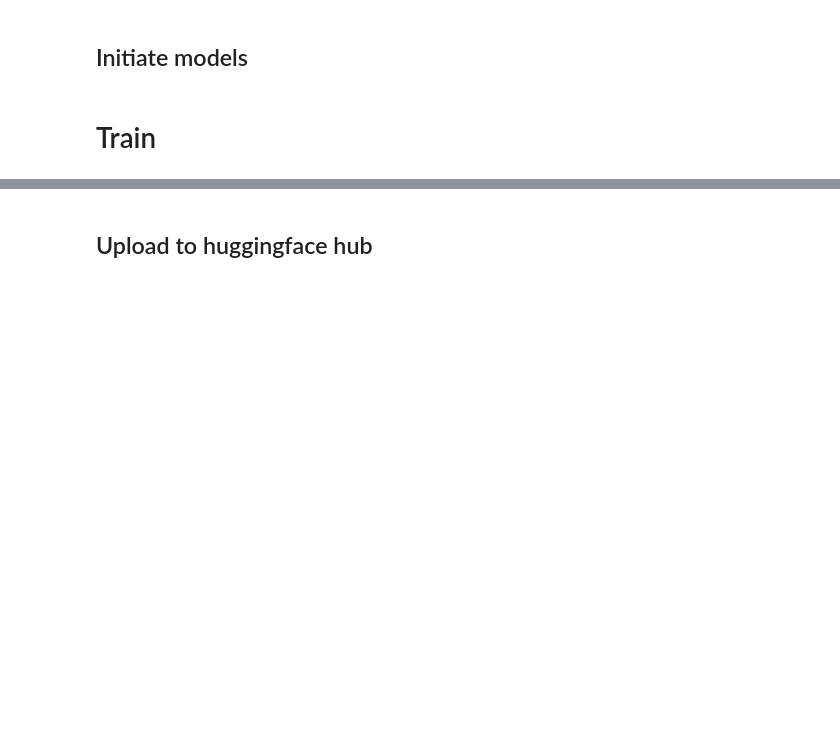
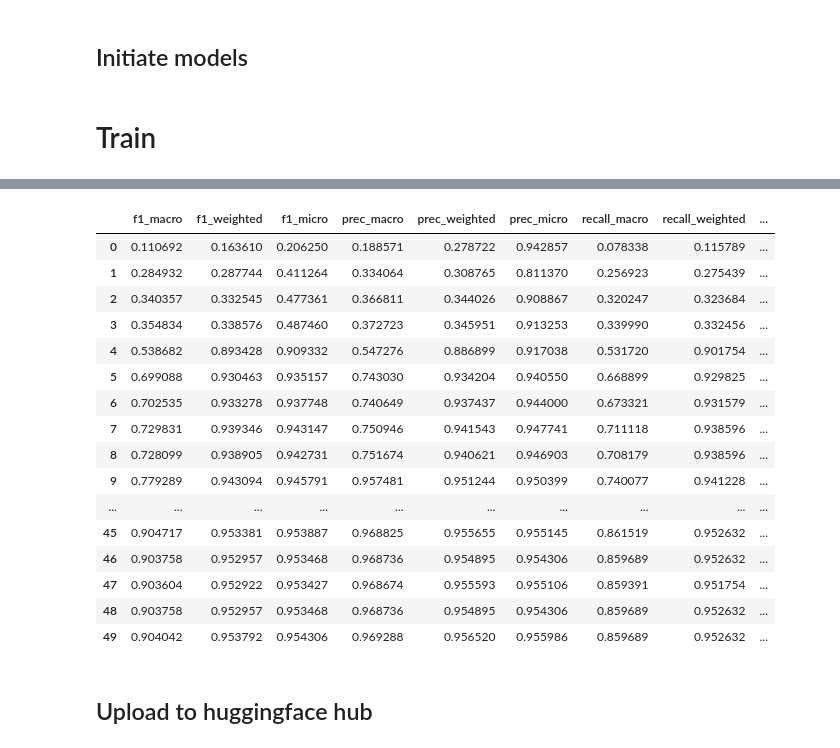
Before and after one commit to umcu/EchoLabeler, a Jupyter notebook: notebooks/Echo_project_documentClassification_biLSTM.ipynb, the cells around one changed output, grey strips where cells are left out. Saved outputs shown, nothing was run; the diff lists cells and outputs as text; code cells hidden in the pictures; blank space fills up the shorter version.

```diff
--- a/notebooks/Echo_project_documentClassification_biLSTM.ipynb
+++ b/notebooks/Echo_project_documentClassification_biLSTM.ipynb
@@ -338,2 +551,22 @@ plt.legend(loc='best')
+# %%
+ResultDict[k]['result']
+# %% [output]
+|  | f1_macro | f1_weighted | f1_micro | prec_macro | prec_weighted | prec_micro | recall_macro | recall_weighted | ... |
+| 0 | 0.110692 | 0.163610 | 0.206250 | 0.188571 | 0.278722 | 0.942857 | 0.078338 | 0.115789 | ... |
+| 1 | 0.284932 | 0.287744 | 0.411264 | 0.334064 | 0.308765 | 0.811370 | 0.256923 | 0.275439 | ... |
+| 2 | 0.340357 | 0.332545 | 0.477361 | 0.366811 | 0.344026 | 0.908867 | 0.320247 | 0.323684 | ... |
+| 3 | 0.354834 | 0.338576 | 0.487460 | 0.372723 | 0.345951 | 0.913253 | 0.339990 | 0.332456 | ... |
+| 4 | 0.538682 | 0.893428 | 0.909332 | 0.547276 | 0.886899 | 0.917038 | 0.531720 | 0.901754 | ... |
+| 5 | 0.699088 | 0.930463 | 0.935157 | 0.743030 | 0.934204 | 0.940550 | 0.668899 | 0.929825 | ... |
+| 6 | 0.702535 | 0.933278 | 0.937748 | 0.740649 | 0.937437 | 0.944000 | 0.673321 | 0.931579 | ... |
+| 7 | 0.729831 | 0.939346 | 0.943147 | 0.750946 | 0.941543 | 0.947741 | 0.711118 | 0.938596 | ... |
+| 8 | 0.728099 | 0.938905 | 0.942731 | 0.751674 | 0.940621 | 0.946903 | 0.708179 | 0.938596 | ... |
+| 9 | 0.779289 | 0.943094 | 0.945791 | 0.957481 | 0.951244 | 0.950399 | 0.740077 | 0.941228 | ... |
+| ... | ... | ... | ... | ... | ... | ... | ... | ... | ... |
+| 45 | 0.904717 | 0.953381 | 0.953887 | 0.968825 | 0.955655 | 0.955145 | 0.861519 | 0.952632 | ... |
+| 46 | 0.903758 | 0.952957 | 0.953468 | 0.968736 | 0.954895 | 0.954306 | 0.859689 | 0.952632 | ... |
+| 47 | 0.903604 | 0.952922 | 0.953427 | 0.968674 | 0.955593 | 0.955106 | 0.859391 | 0.951754 | ... |
+| 48 | 0.903758 | 0.952957 | 0.953468 | 0.968736 | 0.954895 | 0.954306 | 0.859689 | 0.952632 | ... |
+| 49 | 0.904042 | 0.953792 | 0.954306 | 0.969288 | 0.956520 | 0.955986 | 0.859689 | 0.952632 | ... |
 # %% [markdown]
 ## Upload to huggingface hub
```
Also changed, not shown: parts of 35 cells of this notebook, 5 other files.
